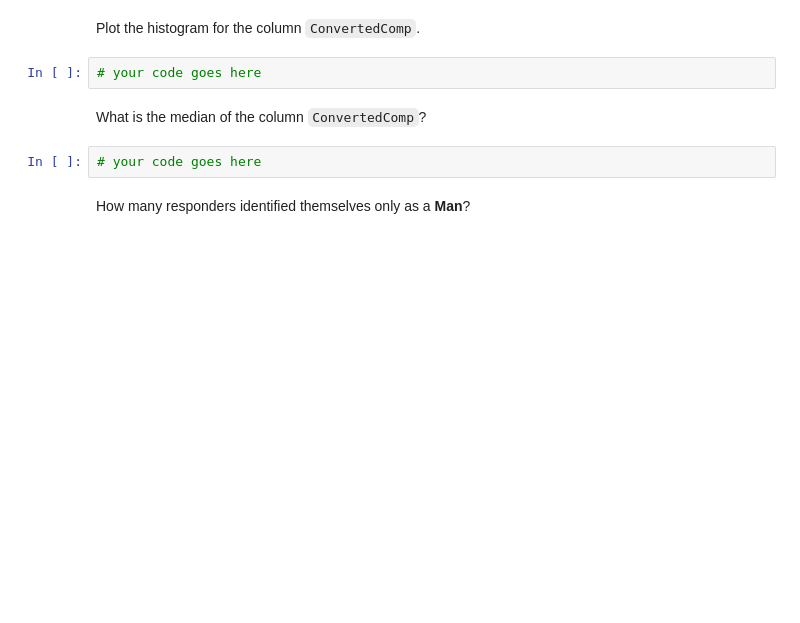
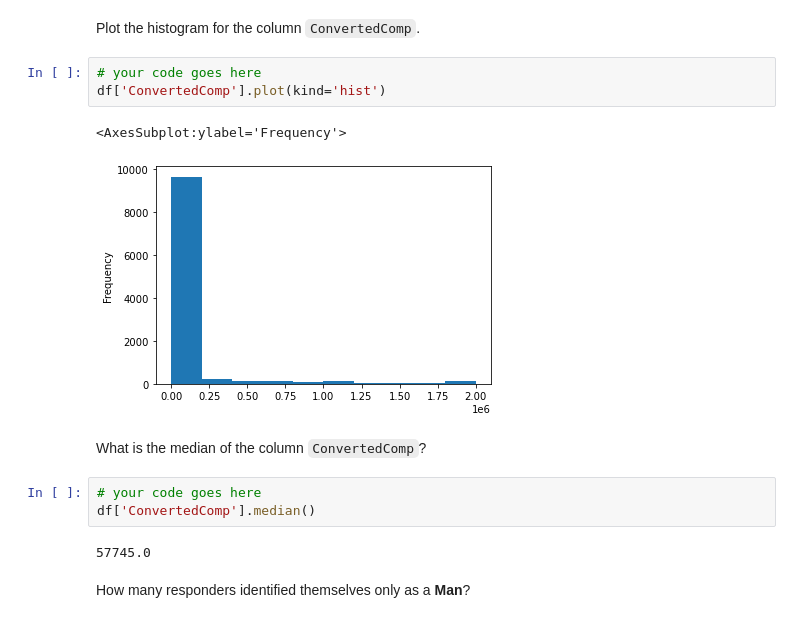
Before and after one commit to mittelalter/TIL, a Jupyter notebook: IBM_Data_Analytics/final/EDA.ipynb, the cells around one changed output. Saved outputs shown, nothing was run; the diff lists cells and outputs as text; blank space fills up the shorter version.

```diff
--- a/IBM_Data_Analytics/final/EDA.ipynb
+++ b/IBM_Data_Analytics/final/EDA.ipynb
@@ -53,10 +57,17 @@ Plot the distribution curve for the column `ConvertedComp`.
 Plot the histogram for the column `ConvertedComp`.
 # %%
 # your code goes here
+df['ConvertedComp'].plot(kind='hist')
+# %% [output]
+<AxesSubplot:ylabel='Frequency'>
+[figure, added]
 # %% [markdown]
 What is the median of the column `ConvertedComp`?
 # %%
 # your code goes here
+df['ConvertedComp'].median()
+# %% [output]
+57745.0
 # %% [markdown]
 How many responders identified themselves only as a **Man**?
 # %%
```
Also changed, not shown: parts of 13 cells of this notebook, 1 other file.
